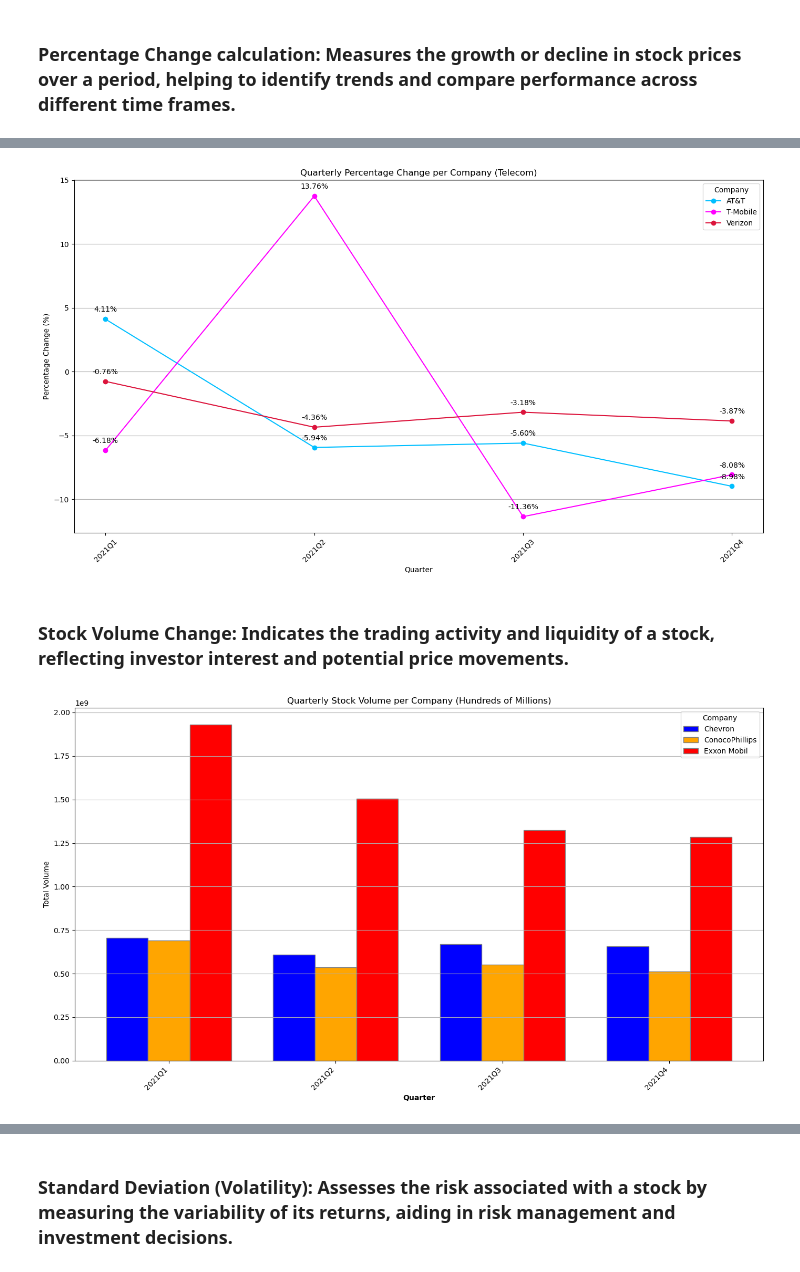
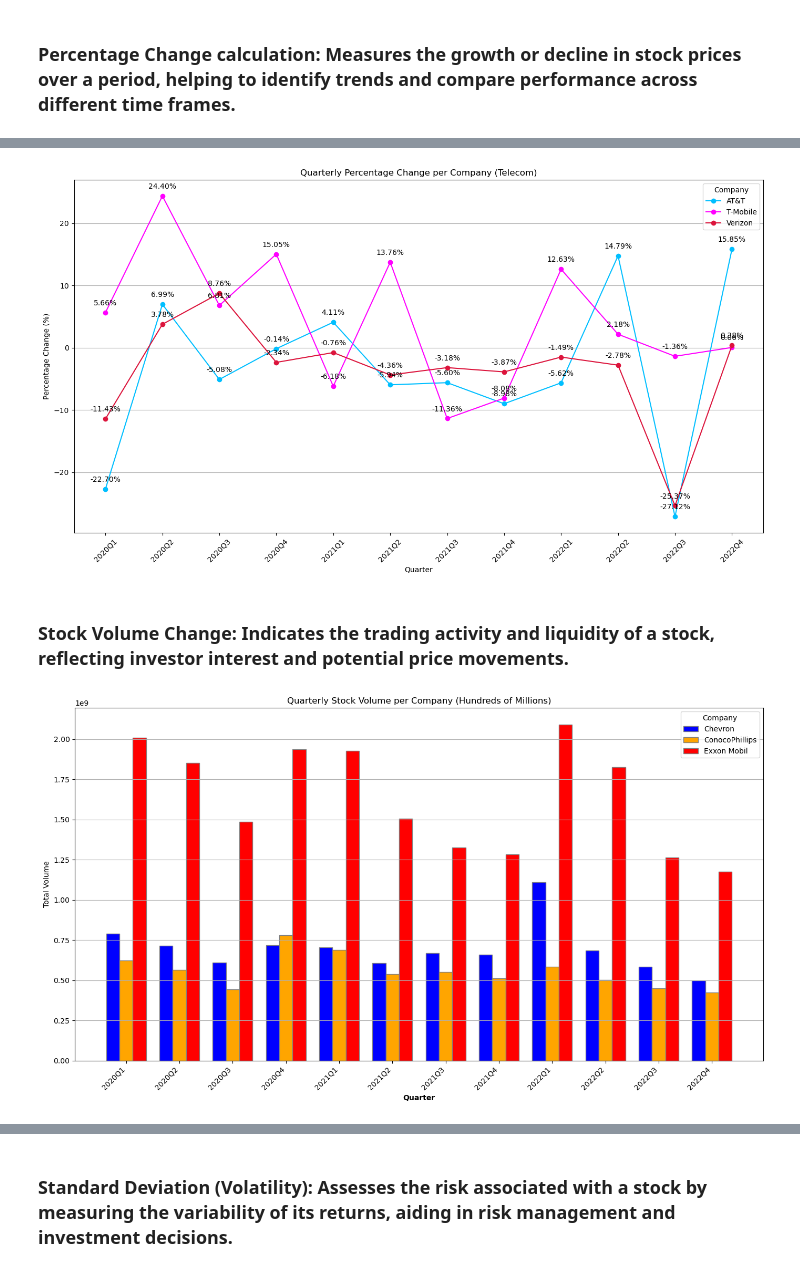
Before and after one commit to CassioSperb/Project_3, a Jupyter notebook: data/Project_Stock_Analysis.ipynb, the cells around one changed output, grey strips where cells are left out. Drawn from its saved outputs; the diff is of its cells as text; code cells hidden in the pictures.

```diff
--- a/data/Project_Stock_Analysis.ipynb
+++ b/data/Project_Stock_Analysis.ipynb
@@ -58,14 +91,9 @@ combined_tele_data.sort_values(by=['Company', 'Date'], inplace=True)
 combined_tele_data.ffill(inplace=True)  # Forward fill
 combined_tele_data.bfill(inplace=True)  # Backward fill
 
-# Filter the data to include only dates from 2021-01-01 to 2022-01-01
-start_date = pd.Timestamp('2021-01-01')
-end_date = pd.Timestamp('2022-01-01')
-filtered_tele_data = combined_tele_data[(combined_tele_data['Date'] >= start_date) & (combined_tele_data['Date'] <= end_date)].copy()
-
 # Extract year and quarter
-filtered_tele_data['Year'] = filtered_tele_data['Date'].dt.year
-filtered_tele_data['Quarter'] = filtered_tele_data['Date'].dt.to_period('Q')
+combined_tele_data['Year'] = combined_tele_data['Date'].dt.year
+combined_tele_data['Quarter'] = combined_tele_data['Date'].dt.to_period('Q')
 
 # Define the mapping of symbols to full company names
 company_name_mapping = {
@@ -75,11 +103,11 @@ company_name_mapping = {
 }
 
 # Assuming 'filtered_oil_data' is already available, we'll map the company names accordingly
-filtered_tele_data['Company'] = filtered_tele_data['Company'].map(company_name_mapping)
+combined_tele_data['Company'] = combined_tele_data['Company'].map(company_name_mapping)
 
 # Save the cleaned and filtered Telecom data to a CSV file
-filtered_tele_data.to_csv('outputs/filtered_tele_data.csv', index=False)
+combined_tele_data.to_csv('outputs/combined_tele_data.csv', index=False)
 
 # Output to check if data is cleaned properly
-print(filtered_tele_data.head())
+combined_tele_data.head(-1)
 # %% [output]
@@ -113,14 +141,10 @@ combined_oil_data.sort_values(by=['Company', 'Date'], inplace=True)
 combined_oil_data.ffill(inplace=True)  # Forward fill
 combined_oil_data.bfill(inplace=True)  # Backward fill
 
-# Filter the data to include only dates from 2020-01-01 to 2022-01-01
-start_date = pd.Timestamp('2021-01-01')
-end_date = pd.Timestamp('2022-01-01')
-filtered_oil_data = combined_oil_data[(combined_oil_data['Date'] >= start_date) & (combined_oil_data['Date'] <= end_date)].copy()
 
 # Extract year and quarter
-filtered_oil_data['Year'] = filtered_oil_data['Date'].dt.year
-filtered_oil_data['Quarter'] = filtered_oil_data['Date'].dt.to_period('Q')
+combined_oil_data['Year'] = combined_oil_data['Date'].dt.year
+combined_oil_data['Quarter'] = combined_oil_data['Date'].dt.to_period('Q')
 
 # Define the mapping of symbols to full company names
 company_name_mapping = {
@@ -129,12 +153,12 @@ company_name_mapping = {
     'COP': 'ConocoPhillips'
 }
 
-# Assuming 'filtered_oil_data' is already available, we'll map the company names accordingly
-filtered_oil_data['Company'] = filtered_oil_data['Company'].map(company_name_mapping)
+# Assuming 'combined_oil_data' is already available, we'll map the company names accordingly
+combined_oil_data['Company'] = combined_oil_data['Company'].map(company_name_mapping)
 
 # Save the cleaned and filtered Oil data to a CSV file
-filtered_oil_data.to_csv('outputs/filtered_oil_data.csv', index=False)
+combined_oil_data.to_csv('outputs/combined_oil_data.csv', index=False)
 
 # Output to check if data is cleaned properly
-print(filtered_oil_data.head())
+print(combined_oil_data.head(-1))
 # %% [output]
@@ -157,7 +185,7 @@ print(filtered_oil_data.head())
 ### Percentage Change calculation: Measures the growth or decline in stock prices over a period, helping to identify trends and compare performance across different time frames.
 # %%
 # Calculate the percentage change in Oil Stock for each quarter
-quarterly_oil_percentage_change = filtered_oil_data.groupby(['Company', 'Quarter'], as_index=False).apply(
+quarterly_oil_percentage_change = combined_oil_data.groupby(['Company', 'Quarter'], as_index=False).apply(
     lambda x: pd.Series({
         'Percentage Change': (x.loc[x['Date'].idxmax()]['Open'] - x.loc[x['Date'].idxmin()]['Close']) / x.loc[x['Date'].idxmin()]['Close'] * 100
     })
@@ -199,6 +227,6 @@ plt.show()
 # %%
 # Calculate the percentage change in Telecom Stock for each quarter
-quarterly_tele_percentage_change = filtered_tele_data.groupby(['Company', 'Quarter'], as_index=False).apply(
+quarterly_tele_percentage_change = combined_tele_data.groupby(['Company', 'Quarter'], as_index=False).apply(
     lambda x: pd.Series({
         'Percentage Change': (x.loc[x['Date'].idxmax()]['Open'] - x.loc[x['Date'].idxmin()]['Close']) / x.loc[x['Date'].idxmin()]['Close'] * 100
     })
@@ -236,12 +264,12 @@ plt.tight_layout()  # Ensure the plot fits well
 plt.savefig('outputs/telecom_stock_change.png')  # Save the plot as PNG
 plt.show()
 # %% [output]
-[figure, old version]
+[figure, new version]
 # %% [markdown]
 ### Stock Volume Change: Indicates the trading activity and liquidity of a stock, reflecting investor interest and potential price movements.
 # %%
 # Calculate the quarterly Oil Stock Volume change per quarter.
-quarterly_oil_volume = filtered_oil_data.groupby(['Company', 'Quarter'], as_index=False).agg({
+quarterly_oil_volume = combined_oil_data.groupby(['Company', 'Quarter'], as_index=False).agg({
     'Volume': 'sum'
 })
 
@@ -257,33 +285,33 @@ bar_width = 0.25
 
 # Set the position of the bars on the x-axis
 r1 = range(len(unique_quarters))  # First set of positions
 r2 = [x + bar_width for x in r1]  # Second set of positions
 r3 = [x + bar_width for x in r2]  # Third set of positions
 
 # Plot the bars
 plt.figure(figsize=(14, 8))
 
 for i, company in enumerate(unique_companies):
     company_data = quarterly_oil_volume[quarterly_oil_volume['Company'] == company]
     positions = [x + i * bar_width for x in r1]  # Adjust position for each company
     plt.bar(positions, company_data['Volume'], width=bar_width, edgecolor='grey', label=company, color=oil_colors[company])
 
 # Plot visual formatting.
 # Add xticks on the middle of the group bars
 plt.xlabel('Quarter', fontweight='bold')
 plt.xticks([r + bar_width for r in range(len(unique_quarters))], unique_quarters)
 
 plt.title('Quarterly Stock Volume per Company (Hundreds of Millions)')
 plt.ylabel('Total Volume')
 plt.legend(title='Company')
 plt.grid(axis='y')
 plt.xticks(rotation=45, ha='right')
 plt.tight_layout()
 
 # Save the plot as a PNG file
 plt.savefig('outputs/oil_stock_volume.png')
 plt.show()
 # %% [output]
-[figure, old version]
+[figure, new version]
 # %%
 # Calculate the quarterly Telecom Stock Volume change per quarter
```
Also changed, not shown: parts of 16 cells of this notebook, 14 other files.
